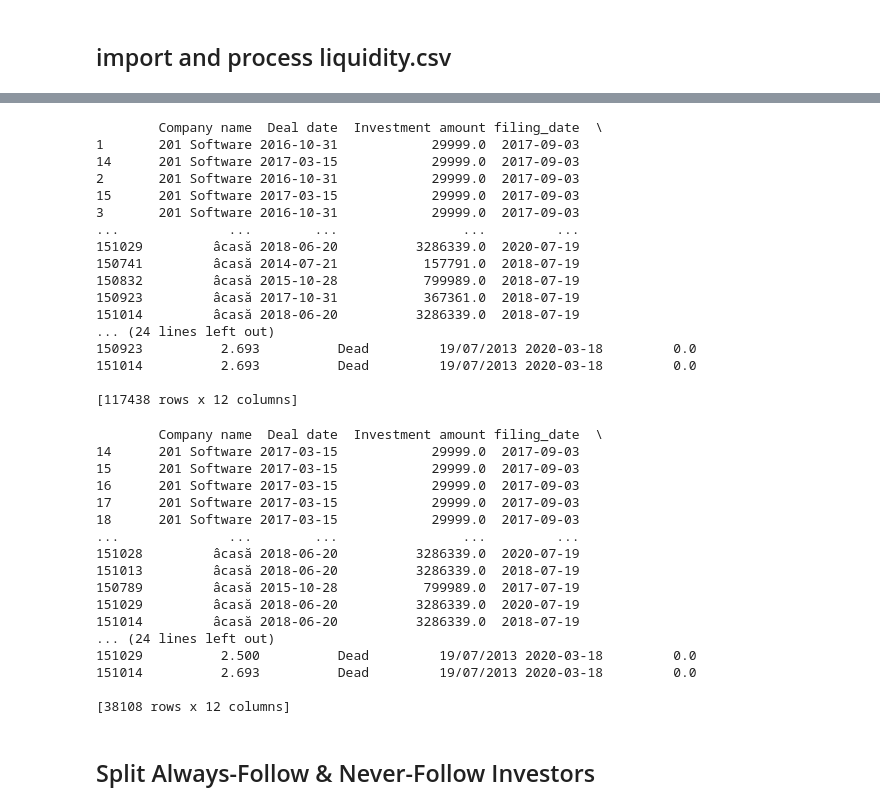
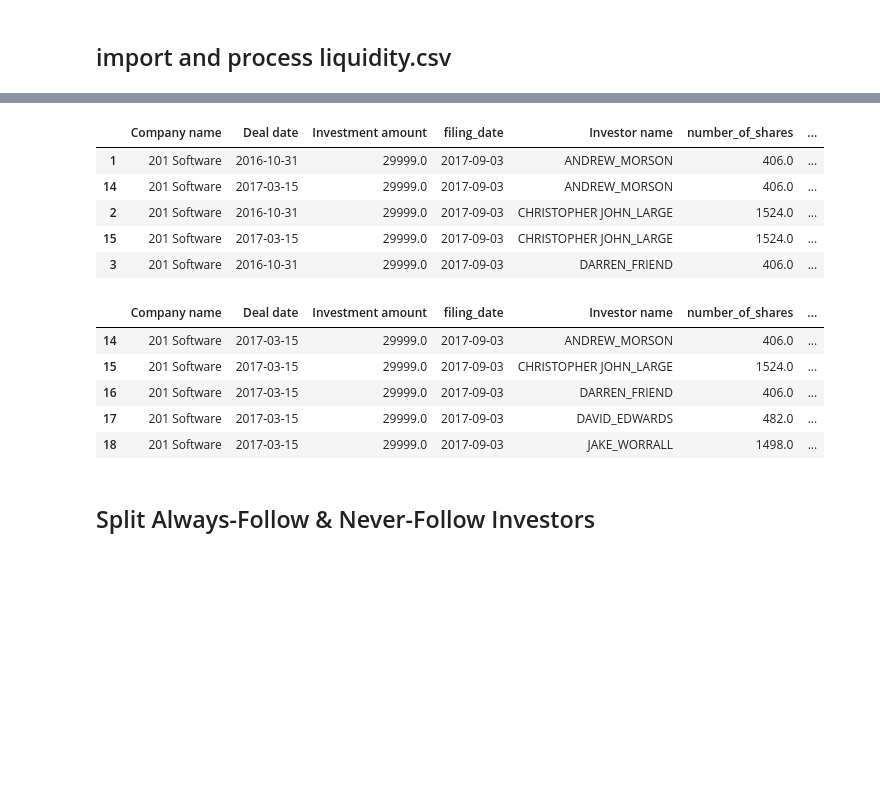
Before and after one commit to csynbiosys/dissertations-2021-info, a Jupyter notebook: Yating_Wei_Predict/data_process.ipynb, the cells around one changed output, grey strips where cells are left out. Drawn from its saved outputs; the diff is of its cells as text; code cells hidden in the pictures; blank space fills up the shorter version.

```diff
--- a/Yating_Wei_Predict/data_process.ipynb
+++ b/Yating_Wei_Predict/data_process.ipynb
@@ -148,48 +129,26 @@ investors.to_csv(r'investors.csv')    #export investors.csv
 # %%
 df = pd.merge(startups,investors,on='Company name',how='inner')
-df = df[['Company name','Deal date','Investment amount','filing_date','Investor name','number_of_shares','percent_class','percent_total','Current stage','Incorporation date','Exit date','Exit price']]
+df = df[['Company name','Deal date','Investment amount','filing_date','Investor name','number_of_shares','percent_total','Current stage','Incorporation date','Exit date','Exit price']]
 df = df.sort_values(by=['Company name','Investor name','Deal date','filing_date'])
 df=df.loc[(df['Deal date']<df['filing_date'] )]
 # drop deals whose deal date cannot match with filing date [151030 rows x 12 columns] --> [117438 rows x 12 columns]
-print(df)
+df.head()
 # %% [output]
-        Company name  Deal date  Investment amount filing_date  \
-1       201 Software 2016-10-31            29999.0  2017-09-03
-14      201 Software 2017-03-15            29999.0  2017-09-03
-2       201 Software 2016-10-31            29999.0  2017-09-03
-15      201 Software 2017-03-15            29999.0  2017-09-03
-3       201 Software 2016-10-31            29999.0  2017-09-03
-...              ...        ...                ...         ...
-151029         âcasă 2018-06-20          3286339.0  2020-07-19
-150741         âcasă 2014-07-21           157791.0  2018-07-19
-150832         âcasă 2015-10-28           799989.0  2018-07-19
-150923         âcasă 2017-10-31           367361.0  2018-07-19
-151014         âcasă 2018-06-20          3286339.0  2018-07-19
-... (24 lines left out)
-150923          2.693          Dead         19/07/2013 2020-03-18         0.0
-151014          2.693          Dead         19/07/2013 2020-03-18         0.0
-
-[117438 rows x 12 columns]
+|  | Company name | Deal date | Investment amount | filing_date | Investor name | number_of_shares | ... |
+| 1 | 201 Software | 2016-10-31 | 29999.0 | 2017-09-03 | ANDREW_MORSON | 406.0 | ... |
+| 14 | 201 Software | 2017-03-15 | 29999.0 | 2017-09-03 | ANDREW_MORSON | 406.0 | ... |
+| 2 | 201 Software | 2016-10-31 | 29999.0 | 2017-09-03 | CHRISTOPHER JOHN_LARGE | 1524.0 | ... |
+| 15 | 201 Software | 2017-03-15 | 29999.0 | 2017-09-03 | CHRISTOPHER JOHN_LARGE | 1524.0 | ... |
+| 3 | 201 Software | 2016-10-31 | 29999.0 | 2017-09-03 | DARREN_FRIEND | 406.0 | ... |
 # %%
 df=df.drop_duplicates(subset=['filing_date','Investor name','Company name'], keep='last')
 #match 'filing_date' with the closest 'Deal date' [117438 rows x 12 columns] --> [38108 rows x 12 columns]
-print(df)
+df.head()
 # %% [output]
-        Company name  Deal date  Investment amount filing_date  \
-14      201 Software 2017-03-15            29999.0  2017-09-03
-15      201 Software 2017-03-15            29999.0  2017-09-03
-16      201 Software 2017-03-15            29999.0  2017-09-03
-17      201 Software 2017-03-15            29999.0  2017-09-03
-18      201 Software 2017-03-15            29999.0  2017-09-03
-...              ...        ...                ...         ...
-151028         âcasă 2018-06-20          3286339.0  2020-07-19
-151013         âcasă 2018-06-20          3286339.0  2018-07-19
-150789         âcasă 2015-10-28           799989.0  2017-07-19
-151029         âcasă 2018-06-20          3286339.0  2020-07-19
-151014         âcasă 2018-06-20          3286339.0  2018-07-19
-... (24 lines left out)
-151029          2.500          Dead         19/07/2013 2020-03-18         0.0
-151014          2.693          Dead         19/07/2013 2020-03-18         0.0
-
-[38108 rows x 12 columns]
+|  | Company name | Deal date | Investment amount | filing_date | Investor name | number_of_shares | ... |
+| 14 | 201 Software | 2017-03-15 | 29999.0 | 2017-09-03 | ANDREW_MORSON | 406.0 | ... |
+| 15 | 201 Software | 2017-03-15 | 29999.0 | 2017-09-03 | CHRISTOPHER JOHN_LARGE | 1524.0 | ... |
+| 16 | 201 Software | 2017-03-15 | 29999.0 | 2017-09-03 | DARREN_FRIEND | 406.0 | ... |
+| 17 | 201 Software | 2017-03-15 | 29999.0 | 2017-09-03 | DAVID_EDWARDS | 482.0 | ... |
+| 18 | 201 Software | 2017-03-15 | 29999.0 | 2017-09-03 | JAKE_WORRALL | 1498.0 | ... |
 # %%
```
Also changed, not shown: parts of 33 cells of this notebook.
